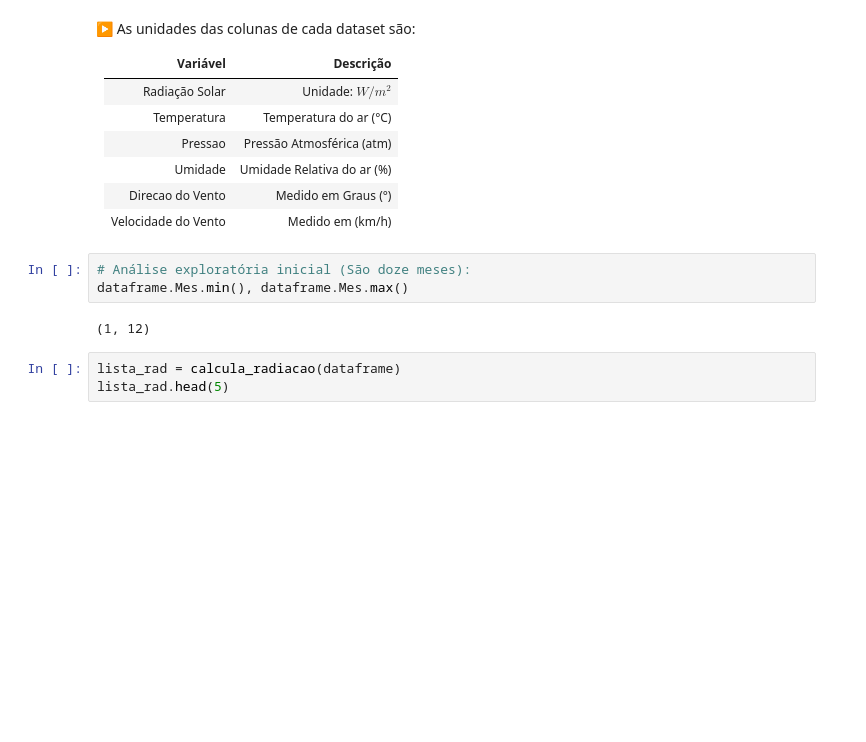
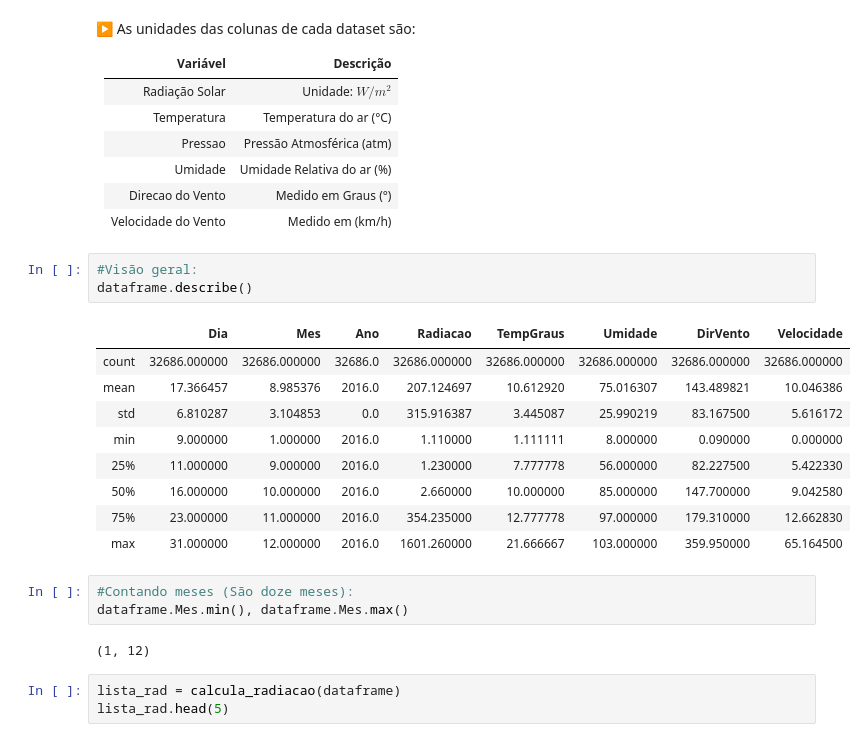
Before and after one commit to GustavoG-bot/projeto2data, a Jupyter notebook: projeto2.ipynb, the cells around one changed output. Drawn from its saved outputs; the diff is of its cells as text; blank space fills up the shorter version.

```diff
--- a/projeto2.ipynb
+++ b/projeto2.ipynb
@@ -169,8 +169,21 @@ Pressao | Pressão Atmosférica (atm)
 Umidade | Umidade Relativa do ar (%)
 Direcao do Vento | Medido em Graus (°)
 Velocidade do Vento | Medido em (km/h)
+# %%
+#Visão geral:
+dataframe.describe()
+# %% [output]
+|  | Dia | Mes | Ano | Radiacao | TempGraus | Umidade | DirVento | Velocidade |
+| count | 32686.000000 | 32686.000000 | 32686.0 | 32686.000000 | 32686.000000 | 32686.000000 | 32686.000000 | 32686.000000 |
+| mean | 17.366457 | 8.985376 | 2016.0 | 207.124697 | 10.612920 | 75.016307 | 143.489821 | 10.046386 |
+| std | 6.810287 | 3.104853 | 0.0 | 315.916387 | 3.445087 | 25.990219 | 83.167500 | 5.616172 |
+| min | 9.000000 | 1.000000 | 2016.0 | 1.110000 | 1.111111 | 8.000000 | 0.090000 | 0.000000 |
+| 25% | 11.000000 | 9.000000 | 2016.0 | 1.230000 | 7.777778 | 56.000000 | 82.227500 | 5.422330 |
+| 50% | 16.000000 | 10.000000 | 2016.0 | 2.660000 | 10.000000 | 85.000000 | 147.700000 | 9.042580 |
+| 75% | 23.000000 | 11.000000 | 2016.0 | 354.235000 | 12.777778 | 97.000000 | 179.310000 | 12.662830 |
+| max | 31.000000 | 12.000000 | 2016.0 | 1601.260000 | 21.666667 | 103.000000 | 359.950000 | 65.164500 |
 # %%
-# Análise exploratória inicial (São doze meses):
+#Contando meses (São doze meses):
 dataframe.Mes.min(), dataframe.Mes.max()
 # %% [output]
 (1, 12)
```
Also changed, not shown: parts of 11 cells of this notebook.
